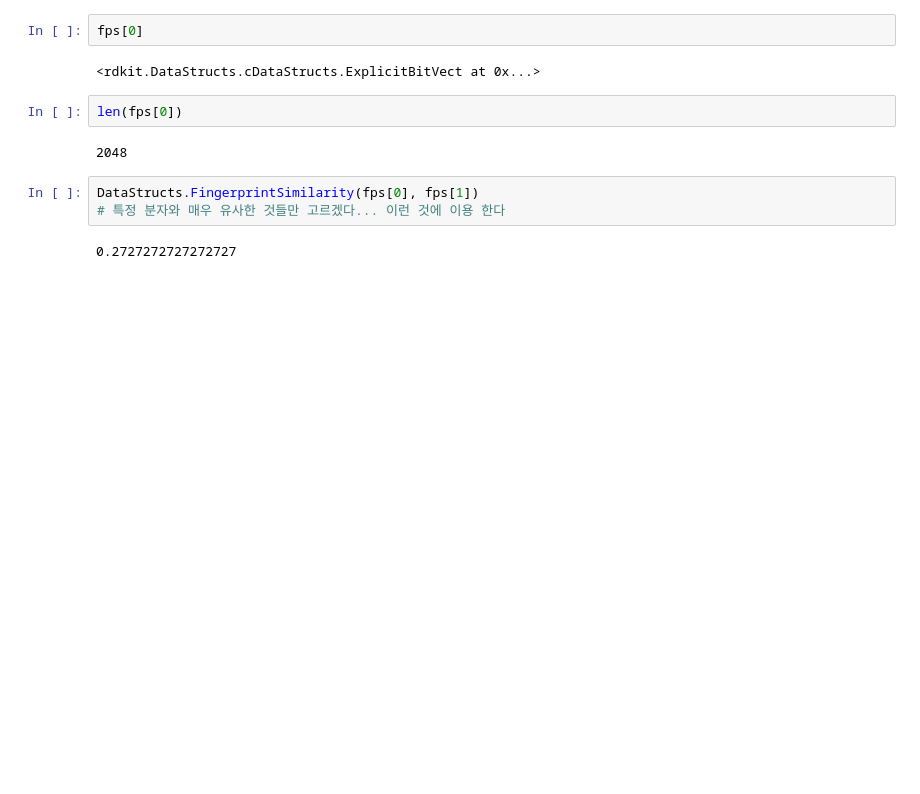
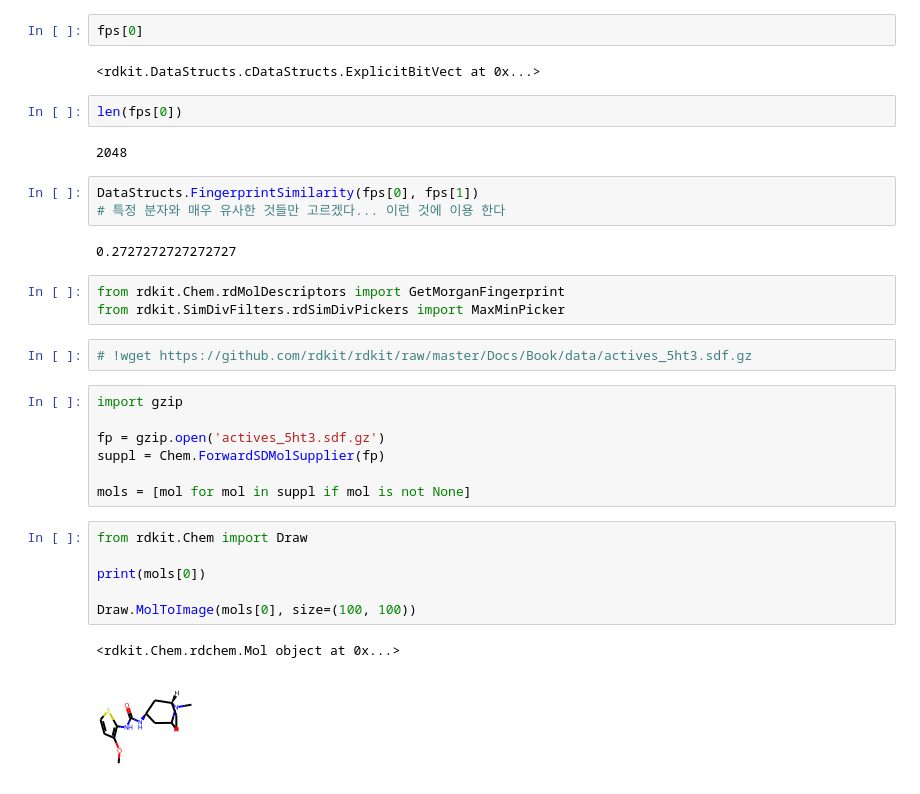
Before and after one commit to jinwoo3239/rdkit, a Jupyter notebook: rdkit_practice.ipynb, the cells around one changed output. Drawn from its saved outputs; the diff is of its cells as text; blank space fills up the shorter version.

```diff
--- a/rdkit_practice.ipynb
+++ b/rdkit_practice.ipynb
@@ -392,3 +411,24 @@ DataStructs.FingerprintSimilarity(fps[0], fps[1])
 # 특정 분자와 매우 유사한 것들만 고르겠다... 이런 것에 이용 한다
 # %% [output]
 0.2727272727272727
+# %%
+from rdkit.Chem.rdMolDescriptors import GetMorganFingerprint
+from rdkit.SimDivFilters.rdSimDivPickers import MaxMinPicker
+# %%
+# !wget https://github.com/rdkit/rdkit/raw/master/Docs/Book/data/actives_5ht3.sdf.gz
+# %%
+import gzip
+
+fp = gzip.open('actives_5ht3.sdf.gz')
+suppl = Chem.ForwardSDMolSupplier(fp)
+
+mols = [mol for mol in suppl if mol is not None]
+# %%
+from rdkit.Chem import Draw
+
+print(mols[0])
+
+Draw.MolToImage(mols[0], size=(100, 100))
+# %% [output]
+<rdkit.Chem.rdchem.Mol object at 0x...>
+[figure, added]
```
Also changed, not shown: parts of 42 cells of this notebook.
